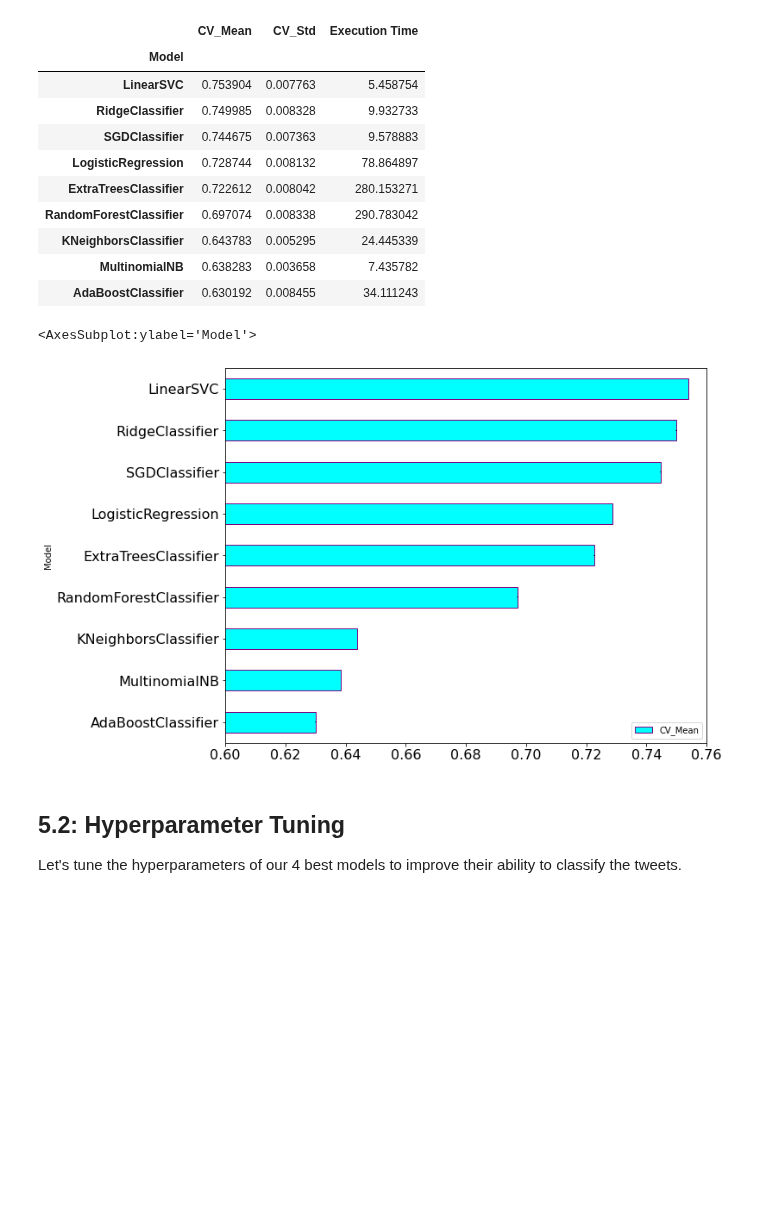
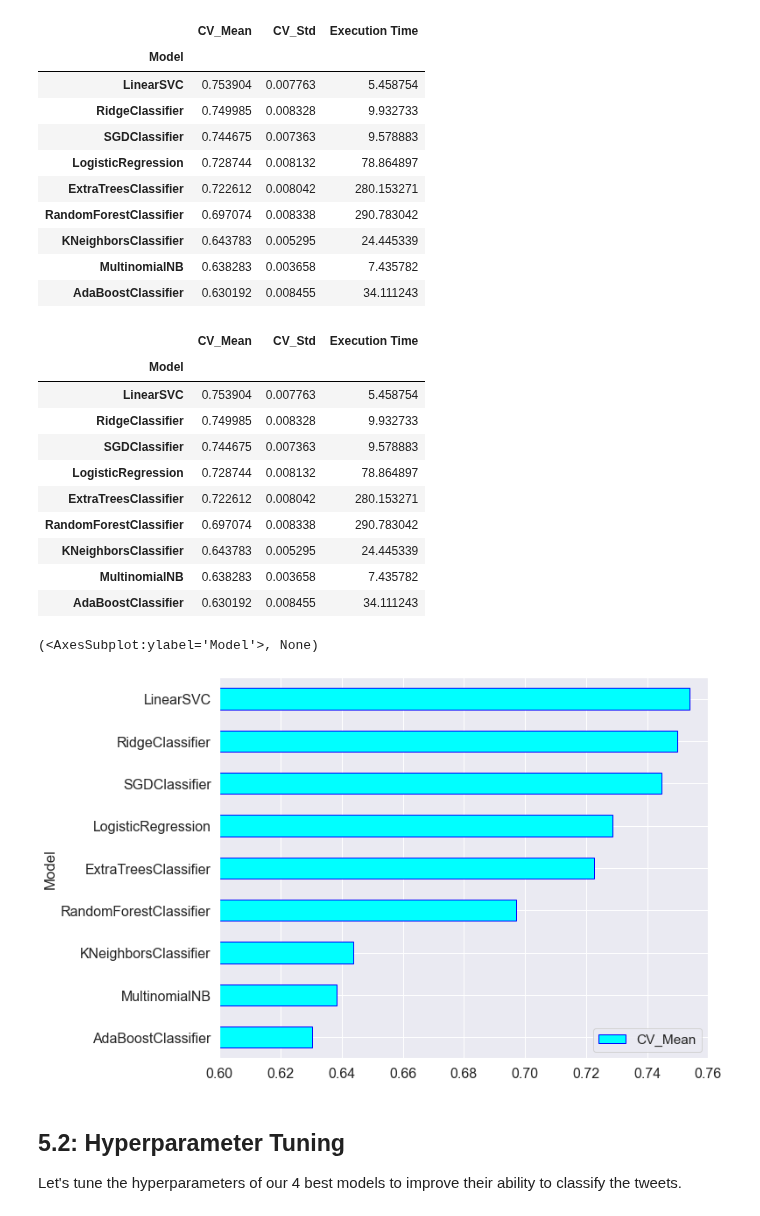
Before and after one commit to Mahlomola-Moses/classification-predict-streamlit-template, a Jupyter notebook: Team_JS_2_Predict.ipynb, the cells around one changed output. Drawn from its saved outputs; the diff is of its cells as text; code cells hidden in the pictures; blank space fills up the shorter version.

Commit message:
Fixed bug in Graph Function

```diff
--- a/Team_JS_2_Predict.ipynb
+++ b/Team_JS_2_Predict.ipynb
@@ -535,7 +535,7 @@ def graph_model_performances(df, column):
     if column == 'Execution Time':
         df = df.sort_values(column, ascending=False)
         xlim = [0.6, 291]
-    if column == 'CV_mean':
+    if column == 'CV_Mean':
         xlim = [0.6, 0.76]
     if column == 'CV_Std':
         xlim = [0.002, 0.008]
@@ -617,18 +615,22 @@ ordered_CV_clf_performance_df
 | KNeighborsClassifier | 0.643783 | 0.005295 | 24.445339 |
 | MultinomialNB | 0.638283 | 0.003658 | 7.435782 |
 | AdaBoostClassifier | 0.630192 | 0.008455 | 34.111243 |
-# %%
-# Plot the results
-ordered_CV_clf_performance_df.sort_values('CV_Mean',ascending=True).plot(y='CV_Mean', \
-                                                                kind='barh',
-                                                                xlim=[0.6, 0.76],
-                                                                color= 'cyan',
-                                                                edgecolor = 'purple',
-                                                                figsize=(10, 8),
-                                                                fontsize=16)
-# %% [output]
-<AxesSubplot:ylabel='Model'>
-[figure, removed]
+# %%
+graph_model_performances(ordered_CV_clf_performance_df, 'CV_Mean'), display(ordered_CV_clf_performance_df)
+# %% [output]
+|  | CV_Mean | CV_Std | Execution Time |
+| Model |  |  |  |
+| LinearSVC | 0.753904 | 0.007763 | 5.458754 |
+| RidgeClassifier | 0.749985 | 0.008328 | 9.932733 |
+| SGDClassifier | 0.744675 | 0.007363 | 9.578883 |
+| LogisticRegression | 0.728744 | 0.008132 | 78.864897 |
+| ExtraTreesClassifier | 0.722612 | 0.008042 | 280.153271 |
+| RandomForestClassifier | 0.697074 | 0.008338 | 290.783042 |
+| KNeighborsClassifier | 0.643783 | 0.005295 | 24.445339 |
+| MultinomialNB | 0.638283 | 0.003658 | 7.435782 |
+| AdaBoostClassifier | 0.630192 | 0.008455 | 34.111243 |
+(<AxesSubplot:ylabel='Model'>, None)
+[figure, added]
 # %% [markdown]
 ## 5.2: Hyperparameter Tuning
 
```
Also changed, not shown: parts of 3 cells of this notebook.
